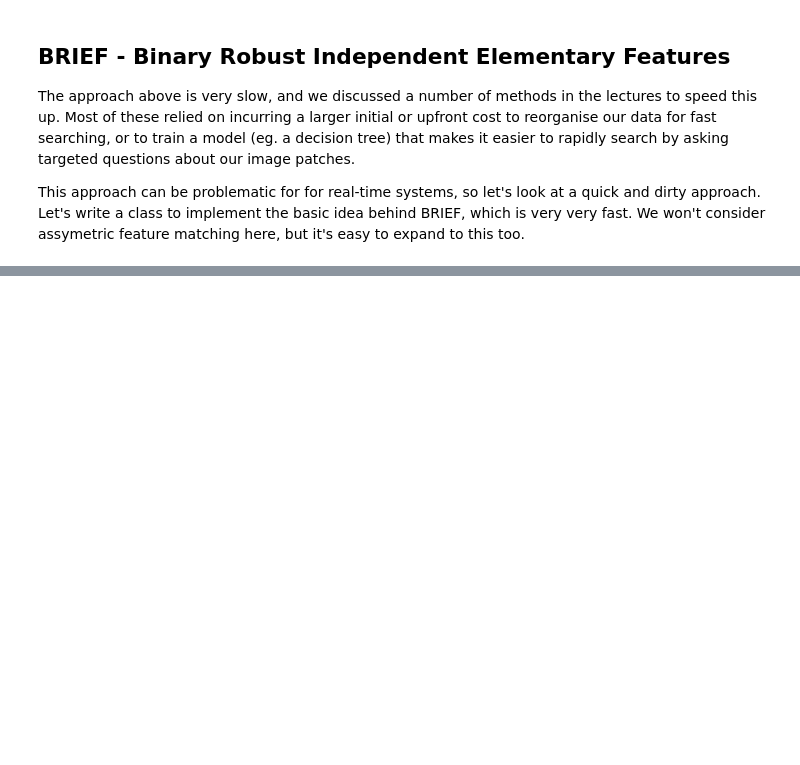
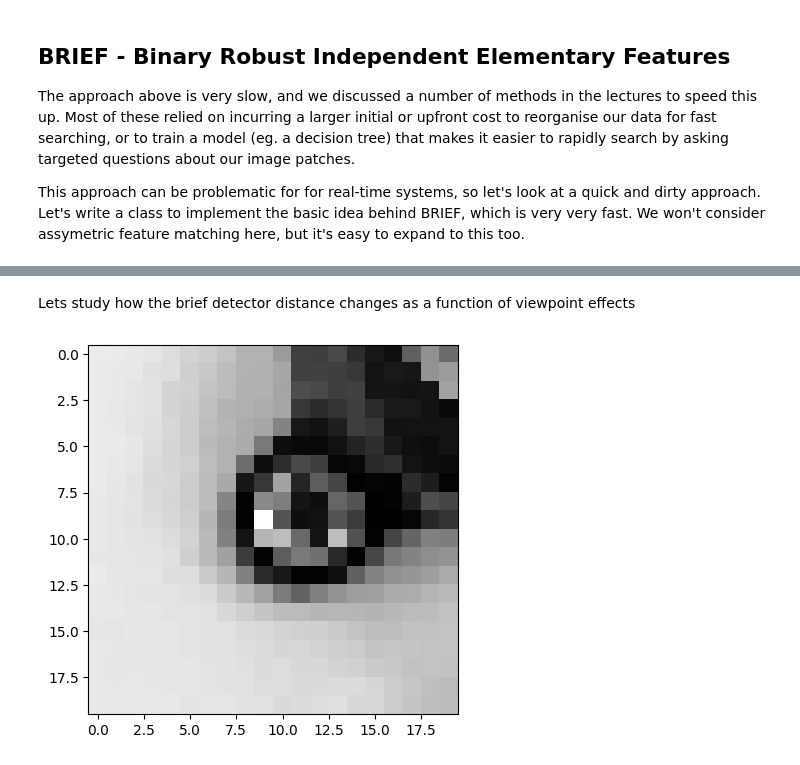
Before and after one commit to mgb45/ECE4076, a Jupyter notebook: Week03/Week 3 - Invariances and Trees.ipynb, the cells around one changed output, grey strips where cells are left out. Saved outputs shown, nothing was run; the diff lists cells and outputs as text; code cells hidden in the pictures; blank space fills up the shorter version.

```diff
--- a/Week03/Week 3 - Invariances and Trees.ipynb
+++ b/Week03/Week 3 - Invariances and Trees.ipynb
@@ -267,0 +268,13 @@ plt.show()
+# %% [markdown]
+Lets study how the brief detector distance changes as a function of viewpoint effects
+# %%
+pw = 10
+detector = BriefDescriptor(width=pw,num_tests=64)
+
+pos_x = kpx_1[20]
+pos_y = kpy_1[20]
+test_patch = get_patch(im_1,pos_x,pos_y,pw)
+plt.imshow(test_patch,cmap='gray')
+plt.show()
+# %% [output]
+[figure, added]
```
Also changed, not shown: parts of 12 cells of this notebook.
